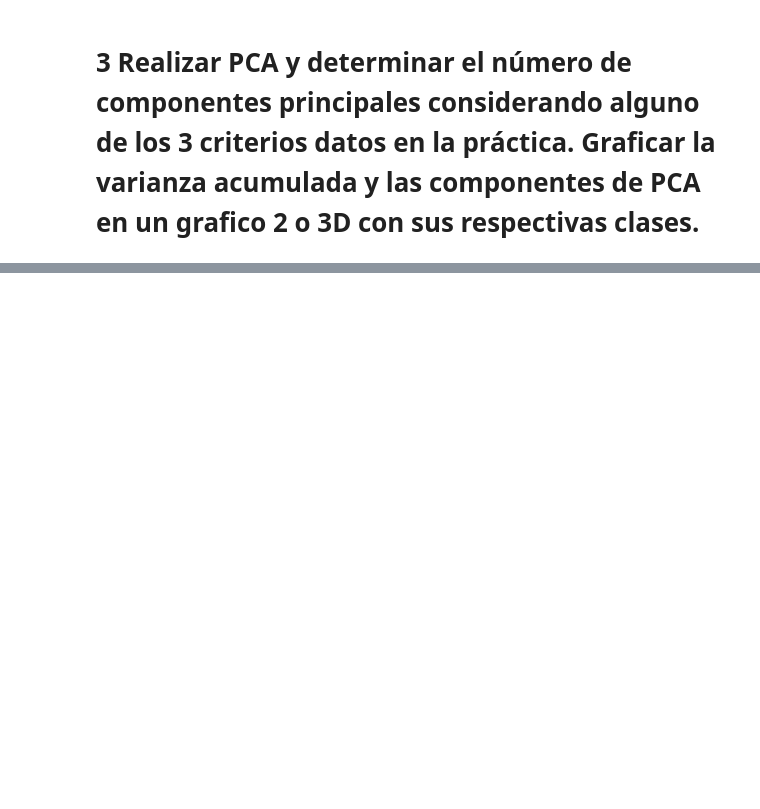
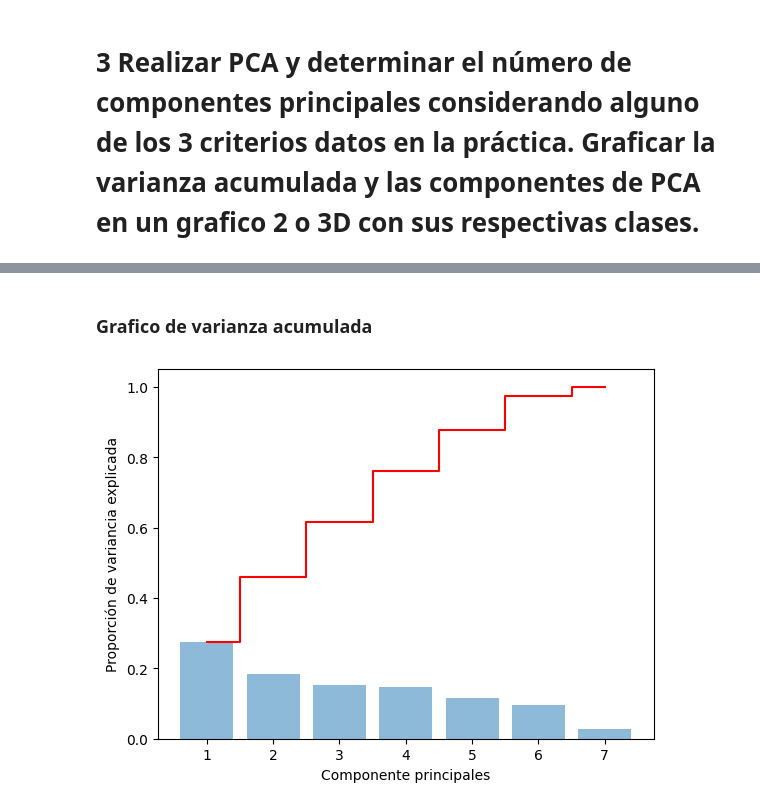
Before and after one commit to agustinarenas/MD-TUIA-Arenas-Petetta, a Jupyter notebook: TPDM_1_Petetta.ipynb, the cells around one changed output, grey strips where cells are left out. Drawn from its saved outputs; the diff is of its cells as text; code cells hidden in the pictures; blank space fills up the shorter version.

```diff
--- a/TPDM_1_Petetta.ipynb
+++ b/TPDM_1_Petetta.ipynb
@@ -121,5 +121,7 @@ Text(0.5, 1.0, 'Distribucion de rainfall')
 from sklearn.preprocessing import StandardScaler
 # %%
 scaler = StandardScaler()
+# %%
+dataframe_sub = dataframe.drop(['label'], axis=1)
 # %%
 columnas_numericas = dataframe.iloc[:,:-1].columns
@@ -152,0 +152,11 @@ df_final.tail()
+# %%
+pca = PCA(n_components=dataframe_sub.shape[1], random_state=42)
+
+pca_features = pca.fit_transform(dataframe_escalado)
+
+pca_df = pd.DataFrame(
+    data=pca_features,
+    columns=['PC1', 'PC2', 'PC3', 'PC4', 'PC5', 'PC6', 'PC7']
+)
+
+pca_df['label'] = dataframe['label']
@@ -152,0 +215,14 @@ df_final.tail()
+# %% [markdown]
+### Grafico de varianza acumulada
+# %%
+plt.bar(range(1,8), pca.explained_variance_ratio_,
+        alpha=0.5,
+        align='center')
+plt.step(range(1,8), np.cumsum(pca.explained_variance_ratio_),
+         where='mid',
+         color='red')
+plt.ylabel('Proporción de variancia explicada')
+plt.xlabel('Componente principales')
+plt.show()
+# %% [output]
+[figure, added]
```
Also changed, not shown: parts of 8 cells of this notebook, 6 other files.
